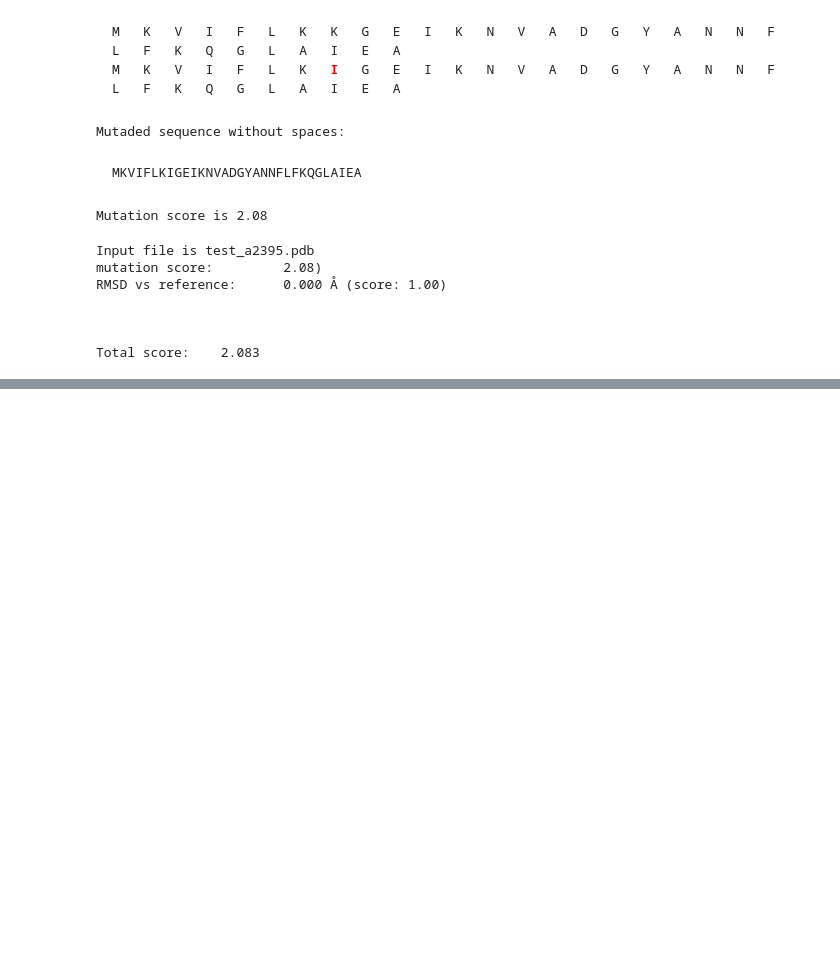
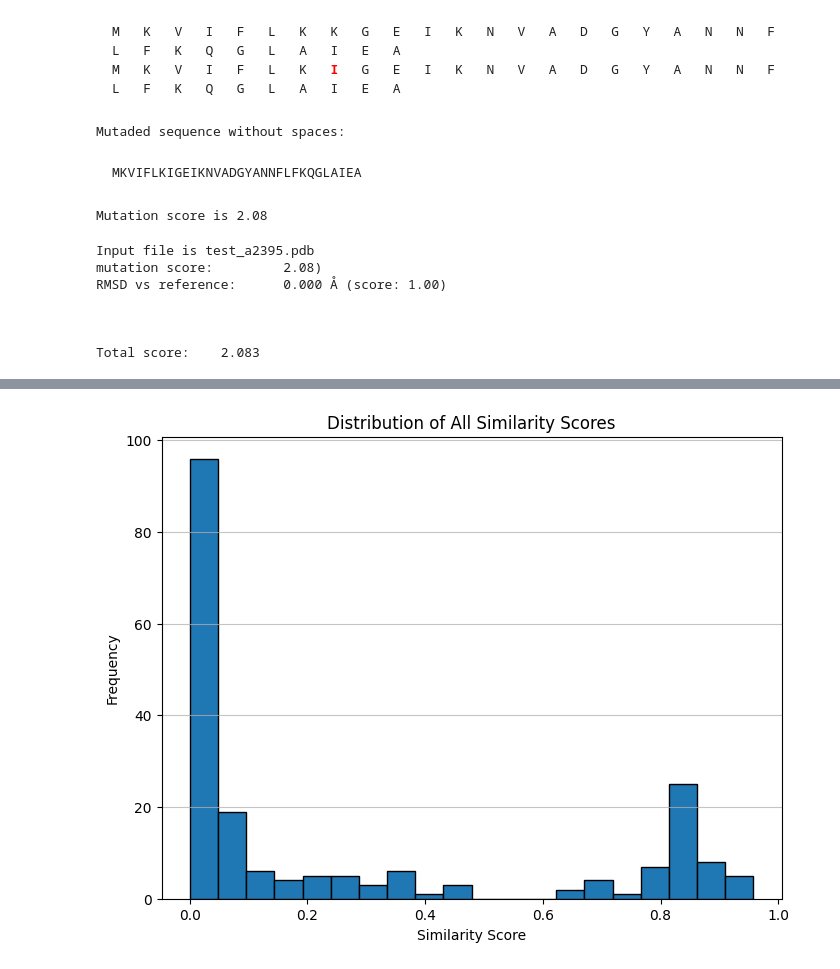
Before and after one commit to bforsbe/SK2534, a Jupyter notebook: omegafold.ipynb, the cells around one changed output, grey strips where cells are left out. Drawn from its saved outputs; the diff is of its cells as text; code cells hidden in the pictures; blank space fills up the shorter version.

```diff
--- a/omegafold.ipynb
+++ b/omegafold.ipynb
@@ -724,0 +853,17 @@ Total number of accepted mutations: 8
+# %%
+import matplotlib.pyplot as plt
+
+# Assuming 'all_sim_scores' is available from the previous cell's execution
+# If not, you might need to load the history again:
+# history = np.load(history_filename.replace('.pkl', '.npy'), allow_pickle=True).item()
+# all_sim_scores = history['all_sim_scores']
+
+plt.figure(figsize=(8, 6))
+plt.hist(all_sim_scores, bins=20, edgecolor='black')
+plt.xlabel('Similarity Score')
+plt.ylabel('Frequency')
+plt.title('Distribution of All Similarity Scores')
+plt.grid(axis='y', alpha=0.75)
+plt.show()
+# %% [output]
+[figure, added]
```
Also changed, not shown: parts of 6 cells of this notebook.
